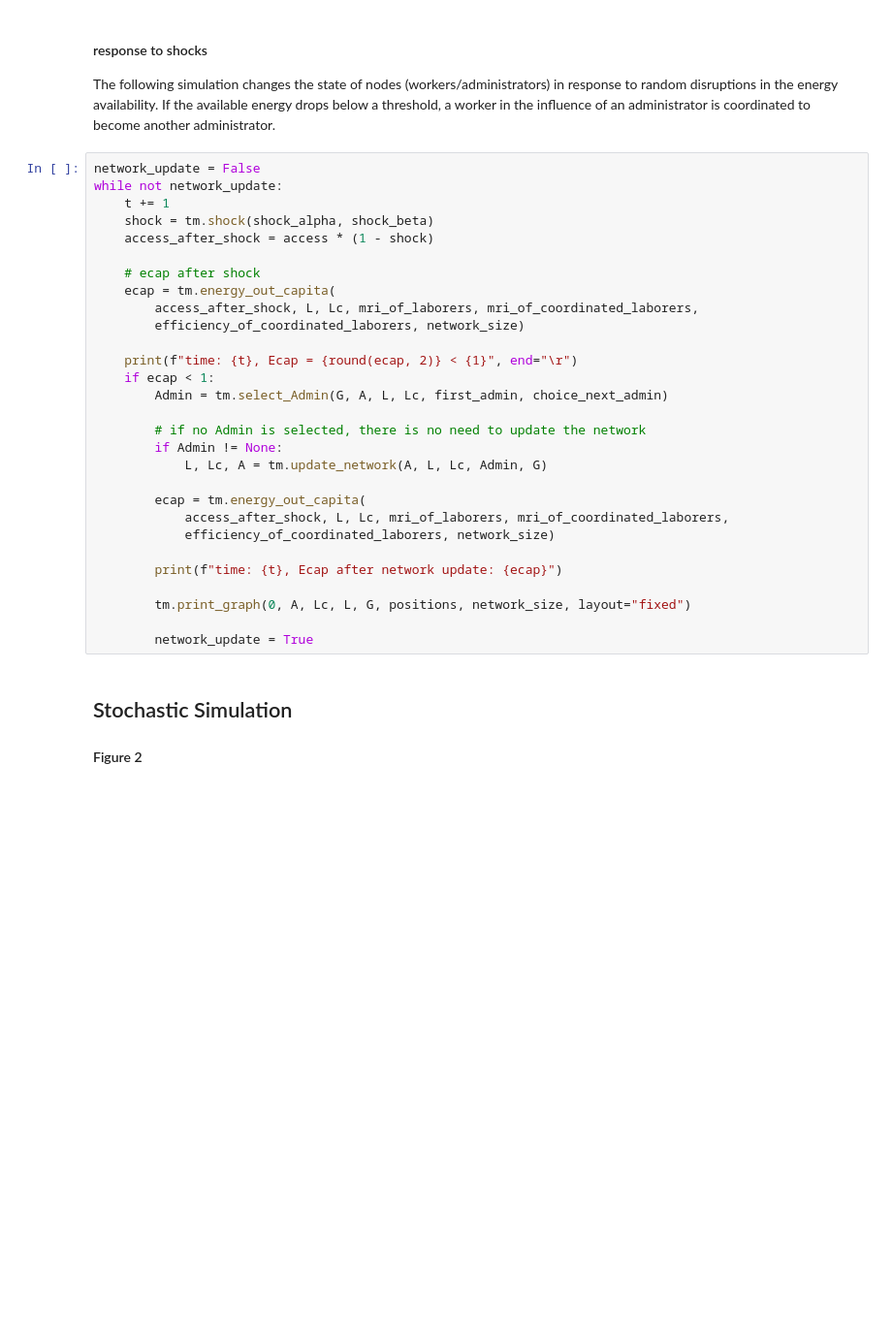
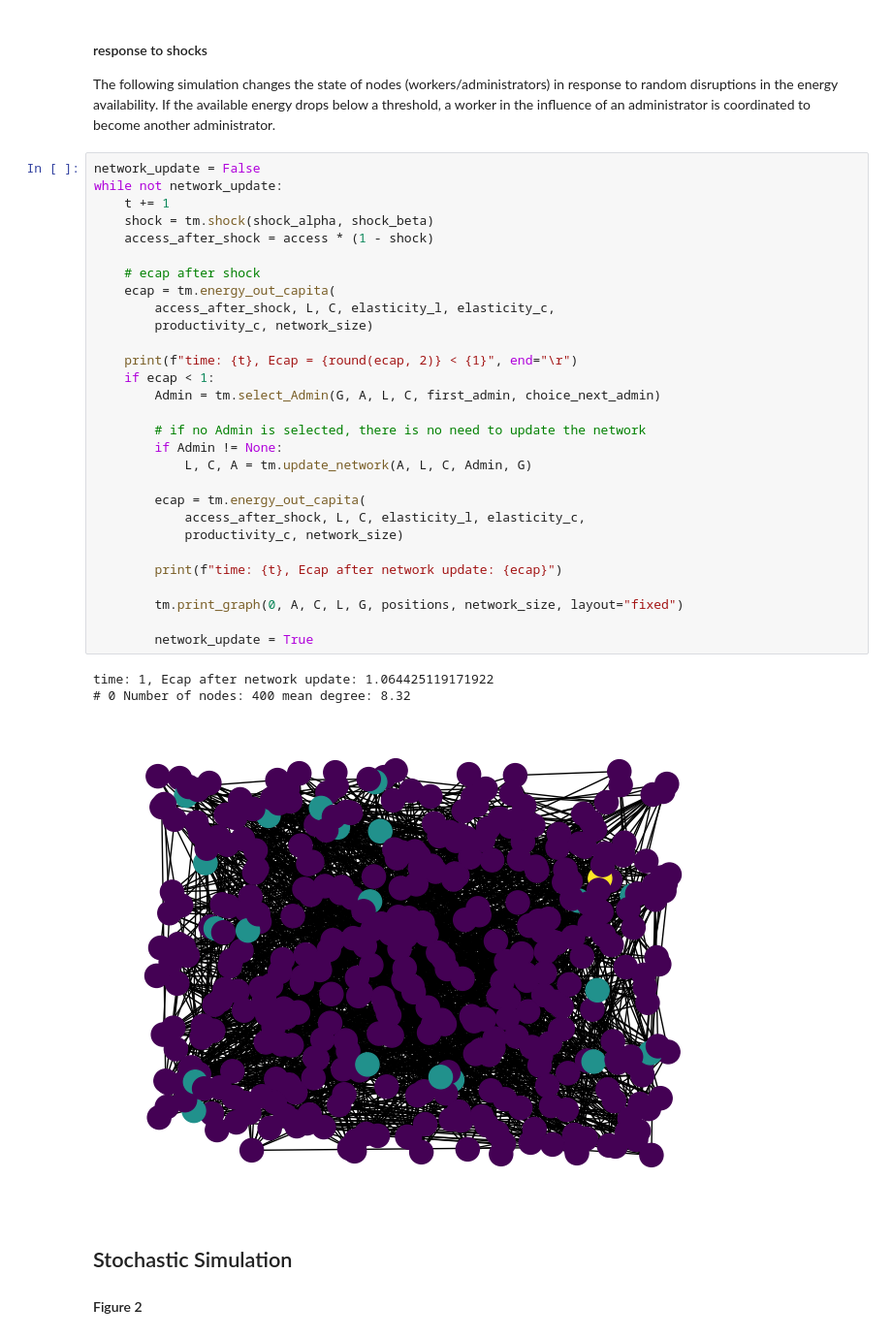
Before and after one commit to flo-schu/Tainter, a Jupyter notebook: scripts/analysis.ipynb, the cells around one changed output. Shown at 97% size. Saved outputs shown, nothing was run; the diff lists cells and outputs as text; blank space fills up the shorter version.

```diff
--- a/scripts/analysis.ipynb
+++ b/scripts/analysis.ipynb
@@ -110,32 +114,36 @@ The following simulation changes the state of nodes (workers/administrators) in
 # %%
 network_update = False
 while not network_update:
     t += 1
     shock = tm.shock(shock_alpha, shock_beta)
     access_after_shock = access * (1 - shock)
 
     # ecap after shock
     ecap = tm.energy_out_capita(
-        access_after_shock, L, Lc, mri_of_laborers, mri_of_coordinated_laborers,
-        efficiency_of_coordinated_laborers, network_size)
+        access_after_shock, L, C, elasticity_l, elasticity_c,
+        productivity_c, network_size)
 
     print(f"time: {t}, Ecap = {round(ecap, 2)} < {1}", end="\r")
     if ecap < 1:
-        Admin = tm.select_Admin(G, A, L, Lc, first_admin, choice_next_admin)
+        Admin = tm.select_Admin(G, A, L, C, first_admin, choice_next_admin)
 
         # if no Admin is selected, there is no need to update the network
         if Admin != None:
-            L, Lc, A = tm.update_network(A, L, Lc, Admin, G)
+            L, C, A = tm.update_network(A, L, C, Admin, G)
 
         ecap = tm.energy_out_capita(
-            access_after_shock, L, Lc, mri_of_laborers, mri_of_coordinated_laborers,
-            efficiency_of_coordinated_laborers, network_size)
+            access_after_shock, L, C, elasticity_l, elasticity_c,
+            productivity_c, network_size)
 
         print(f"time: {t}, Ecap after network update: {ecap}")
 
-        tm.print_graph(0, A, Lc, L, G, positions, network_size, layout="fixed")
+        tm.print_graph(0, A, C, L, G, positions, network_size, layout="fixed")
 
         network_update = True
+# %% [output]
+time: 1, Ecap after network update: 1.064425119171922
+# 0 Number of nodes: 400 mean degree: 8.32
+[figure, added]
 # %% [markdown]
 ## Stochastic Simulation
 
```
Also changed, not shown: parts of 7 cells of this notebook, 5 other files.
